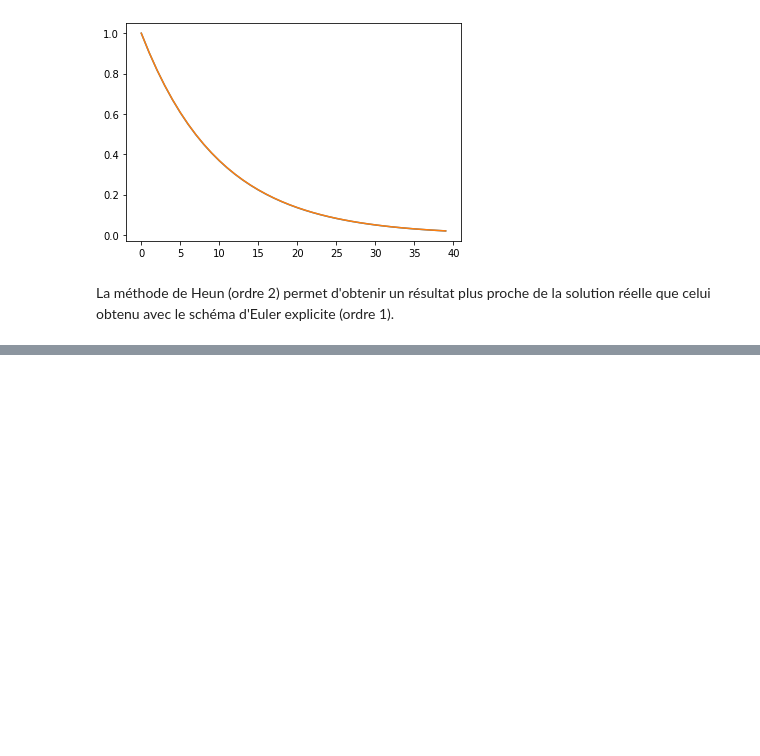
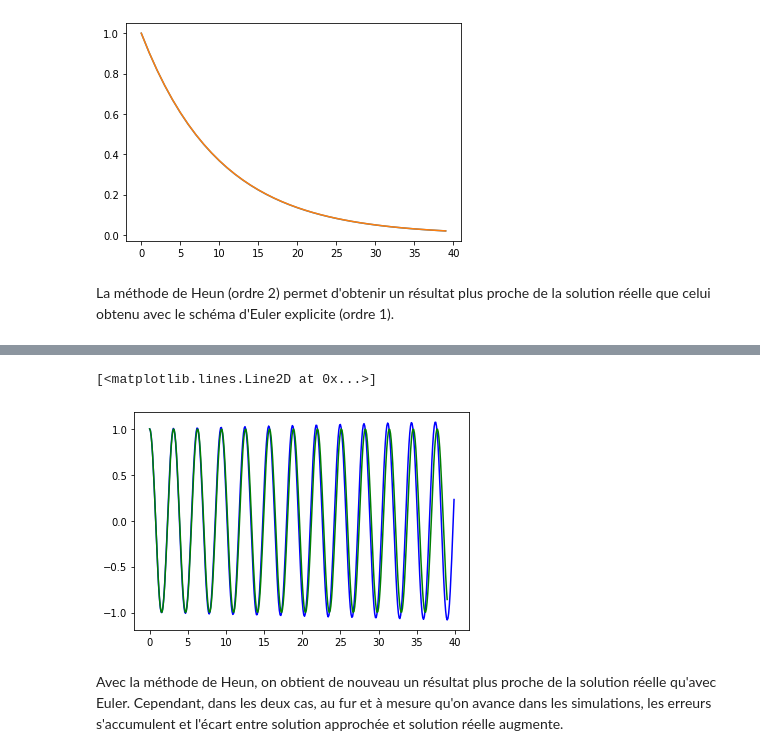
Before and after one commit to jeannebourgarel/projet_equa_diff, a Jupyter notebook: equa_diff.ipynb, the cells around one changed output, grey strips where cells are left out. Cells and saved outputs as stored; diff of their text form; code cells hidden in the pictures; blank space fills up the shorter version.

```diff
--- a/equa_diff.ipynb
+++ b/equa_diff.ipynb
@@ -21,11 +21,11 @@ def solve_euler_explicit(f, x0, dt) :
 # %% [markdown]
 C'est un schéma d'ordre 2
 # %%
-def solve_heun(f, x0, dt) :
-    t=[0]*40
-    x=[0]*40
+def solve_heun(f, x0, dt, D) :
+    t=[0]*D
+    x=[0]*D
     x[0] =  x0
-    for j in range (39) :
+    for j in range (D-1) :
         t[j+1] = t[j] + dt
-        x[j+1] = x[j] + (dt/2)*(f(t[j], x[j]) + f(t[j+1],x[j] + dt*f(t[j], x[j]))) #même remarque que précédemment à propos de la longueur de l'intervalle
+        x[j+1] = x[j] + (dt/2)*(f(t[j], x[j]) + f(t[j+1],x[j] + dt*f(t[j], x[j])))
     return t, x
@@ -60,0 +92,9 @@ La méthode de Heun (ordre 2) permet d'obtenir un résultat plus proche de la so
+# %%
+plt.plot(T2, Y2, color = 'b')
+plt.plot(T1, X1, color = 'g')
+# comparaison Heun-solution réelle
+# %% [output]
+[<matplotlib.lines.Line2D at 0x...>]
+[figure, added]
+# %% [markdown]
+Avec la méthode de Heun, on obtient de nouveau un résultat plus proche de la solution réelle qu'avec Euler. Cependant, dans les deux cas, au fur et à mesure qu'on avance dans les simulations, les erreurs s'accumulent et l'écart entre solution approchée et solution réelle augmente.
```
Also changed, not shown: parts of 11 cells of this notebook.
